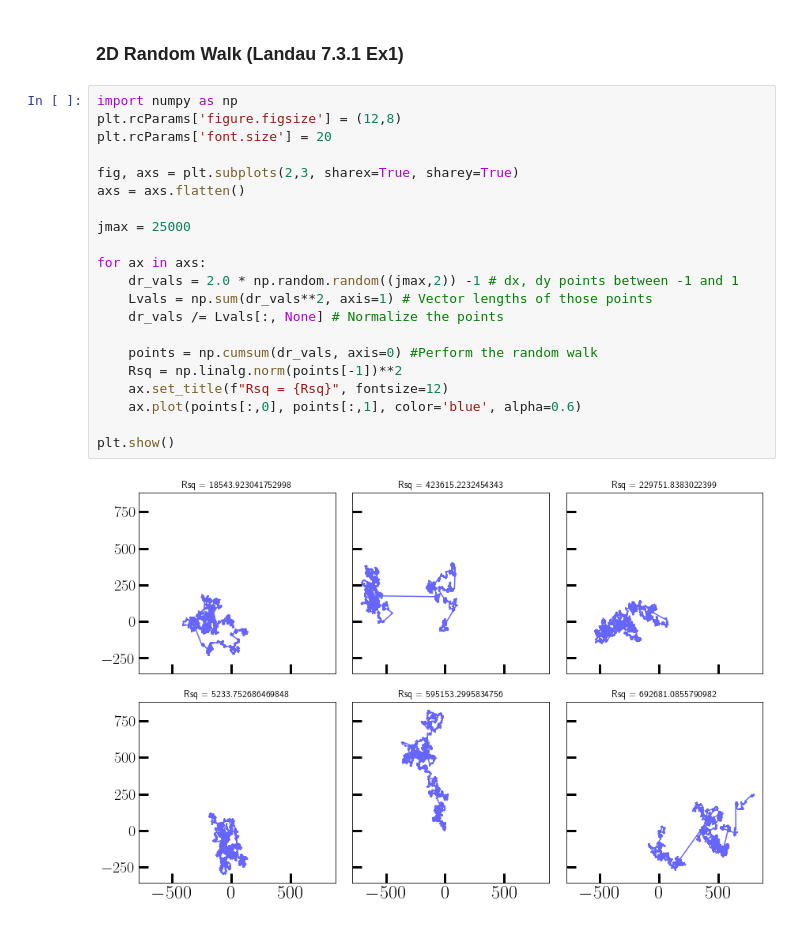
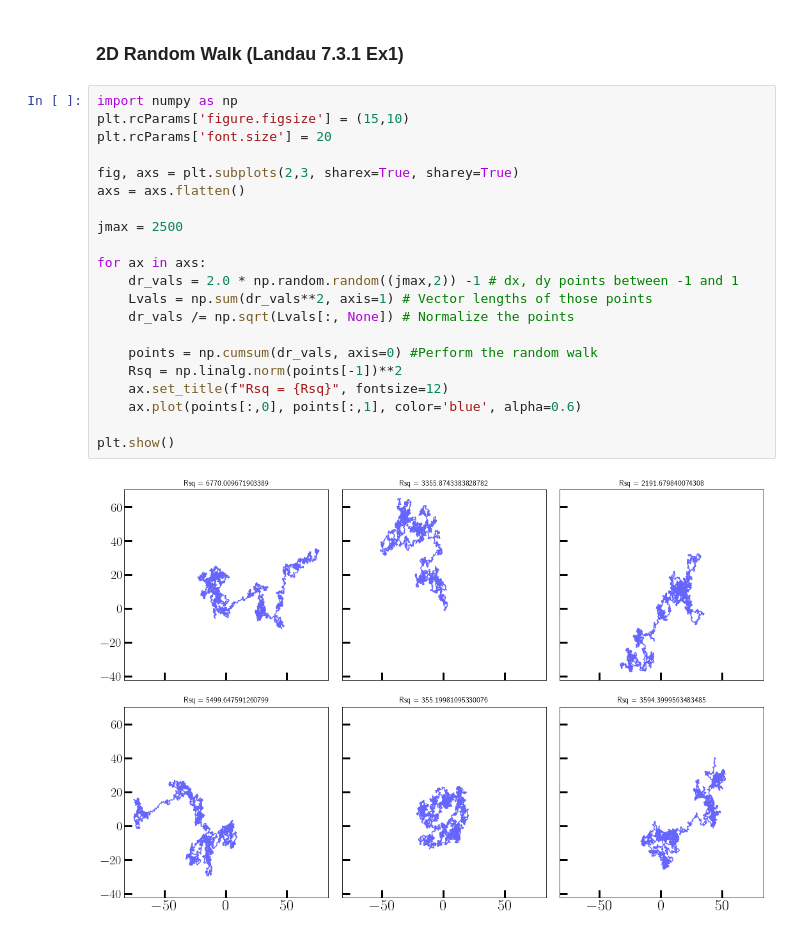
Before and after one commit to hariseldon99/msph402b, a Jupyter notebook: Special_Topics.ipynb, the cells around one changed output. Cells and saved outputs as stored; diff of their text form.

```diff
--- a/Special_Topics.ipynb
+++ b/Special_Topics.ipynb
@@ -630,27 +630,27 @@ plt.show()
 ### 2D Random Walk (Landau 7.3.1 Ex1)
 # %%
 import numpy as np
-plt.rcParams['figure.figsize'] = (12,8)
+plt.rcParams['figure.figsize'] = (15,10)
 plt.rcParams['font.size'] = 20
 
 fig, axs = plt.subplots(2,3, sharex=True, sharey=True)
 axs = axs.flatten()
 
-jmax = 25000
+jmax = 2500
 
 for ax in axs:
     dr_vals = 2.0 * np.random.random((jmax,2)) -1 # dx, dy points between -1 and 1
     Lvals = np.sum(dr_vals**2, axis=1) # Vector lengths of those points
-    dr_vals /= Lvals[:, None] # Normalize the points
+    dr_vals /= np.sqrt(Lvals[:, None]) # Normalize the points
 
     points = np.cumsum(dr_vals, axis=0) #Perform the random walk
     Rsq = np.linalg.norm(points[-1])**2
     ax.set_title(f"Rsq = {Rsq}", fontsize=12)
     ax.plot(points[:,0], points[:,1], color='blue', alpha=0.6)
 
 plt.show()
 # %% [output]
-[figure, old version]
+[figure, new version]
 # %%
 %%time
 import matplotlib.pyplot as plt
```
Also changed, not shown: parts of 1 cell of this notebook.
